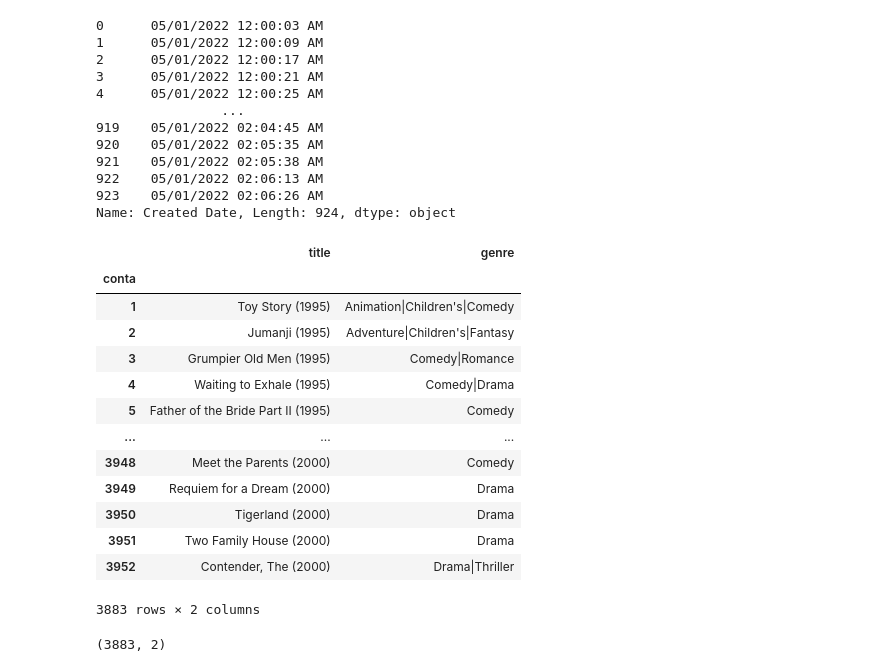
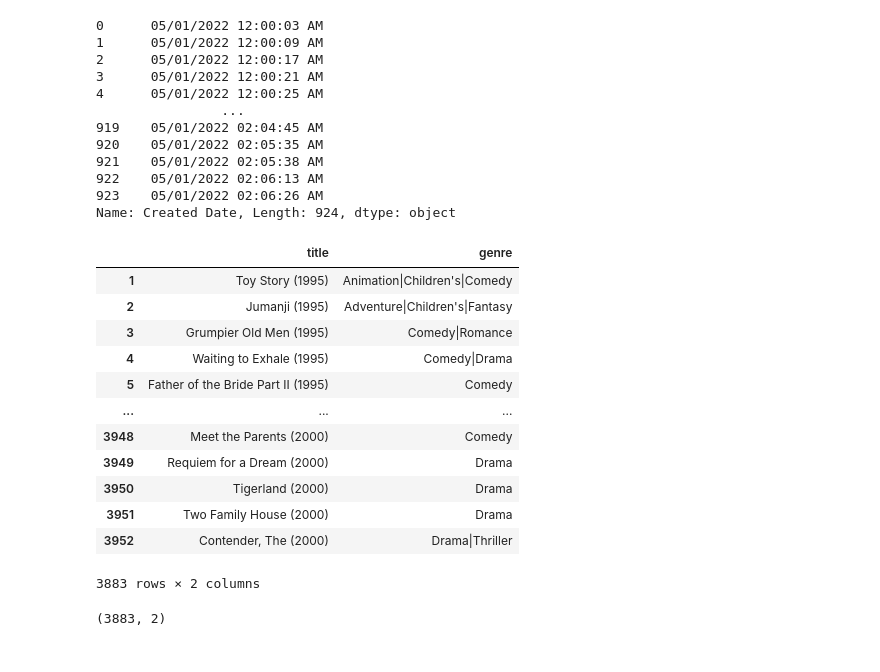
Before and after one commit to Anna-Battaglia/MLPNS_ABattaglia, a Jupyter notebook: MLPNS23_bootcamp.ipynb, the cells around one changed output. Cells and saved outputs as stored; diff of their text form; code cells hidden in the pictures.

```diff
--- a/MLPNS23_bootcamp.ipynb
+++ b/MLPNS23_bootcamp.ipynb
@@ -294,12 +294,11 @@ Name: Created Date, Length: 924, dtype: object
 # %%
 url = "https://raw.githubusercontent.com/fedhere/UInotebooks/master/dataWrangling/movies.dat"
 # %%
-colnames = ['conta','title', 'genre']
+colnames = ['title', 'genre']
 movies = pd.read_csv(url, sep='::', index_col=0, header=None, names=colnames);
 movies
 # %% [output]
 |  | title | genre |
-| conta |  |  |
 | 1 | Toy Story (1995) | Animation|Children's|Comedy |
 | 2 | Jumanji (1995) | Adventure|Children's|Fantasy |
 | 3 | Grumpier Old Men (1995) | Comedy|Romance |
```
Also changed, not shown: parts of 36 cells of this notebook.
